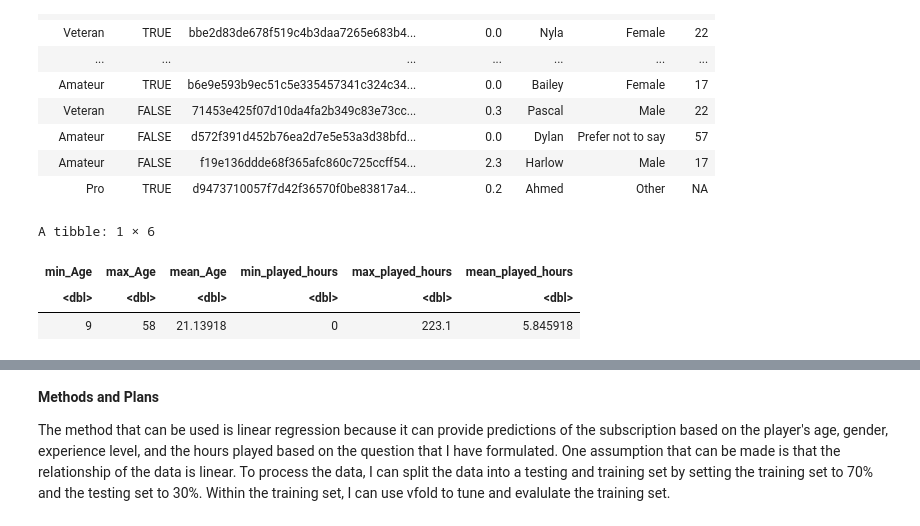
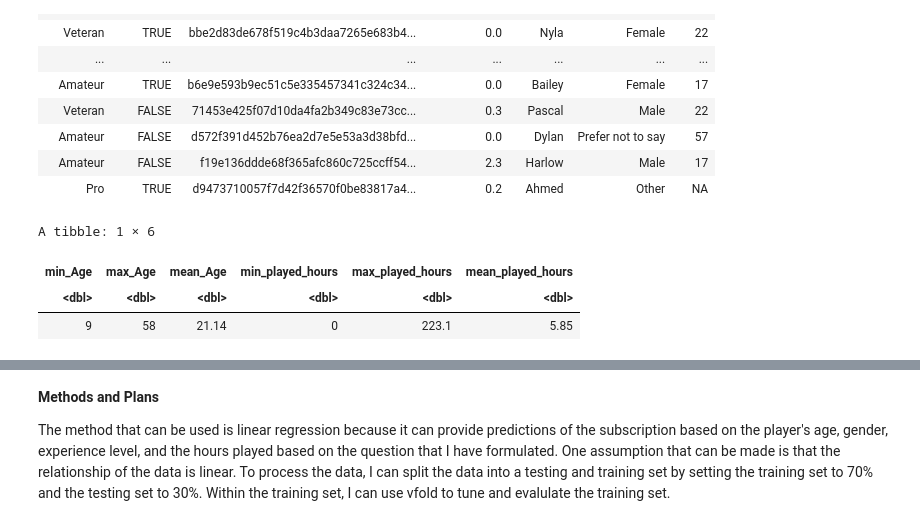
Before and after one commit to isabellasu124/dsci100-project-proposal, a Jupyter notebook: Project Planning.ipynb, the cells around one changed output, grey strips where cells are left out. Cells and saved outputs as stored; diff of their text form; code cells hidden in the pictures.

Commit message:
made final edits
fixed the rounding and added more into issues

```diff
--- a/Project Planning.ipynb
+++ b/Project Planning.ipynb
@@ -76,14 +77,18 @@ A tibble: 196 × 7
 # %%
 #summarize data
 players_numeric_summary <- players_summary |>
-    summarize(min_Age = min(Age, na.rm = TRUE), max_Age = max(Age, na.rm = TRUE), mean_Age = mean(Age, na.rm = TRUE),
-              min_played_hours = min(played_hours, na.rm = TRUE), max_played_hours = max(played_hours, na.rm = TRUE), mean_played_hours = mean(played_hours, na.rm = TRUE))
+    summarize(min_Age = min(Age, na.rm = TRUE),
+              max_Age = max(Age, na.rm = TRUE),
+              mean_Age = round(mean(Age, na.rm = TRUE), 2),
+              min_played_hours = min(played_hours, na.rm = TRUE),
+              max_played_hours = max(played_hours, na.rm = TRUE),
+              mean_played_hours = round(mean(played_hours, na.rm = TRUE), 2))
 players_numeric_summary
 # %% [output]
 A tibble: 1 × 6
 | min_Age | max_Age | mean_Age | min_played_hours | max_played_hours | mean_played_hours |
 | <dbl> | <dbl> | <dbl> | <dbl> | <dbl> | <dbl> |
-| 9 | 58 | 21.13918 | 0 | 223.1 | 5.845918 |
+| 9 | 58 | 21.14 | 0 | 223.1 | 5.85 |
 # %%
 #make exploratory visualizations
 
```
Also changed, not shown: parts of 3 cells of this notebook.
